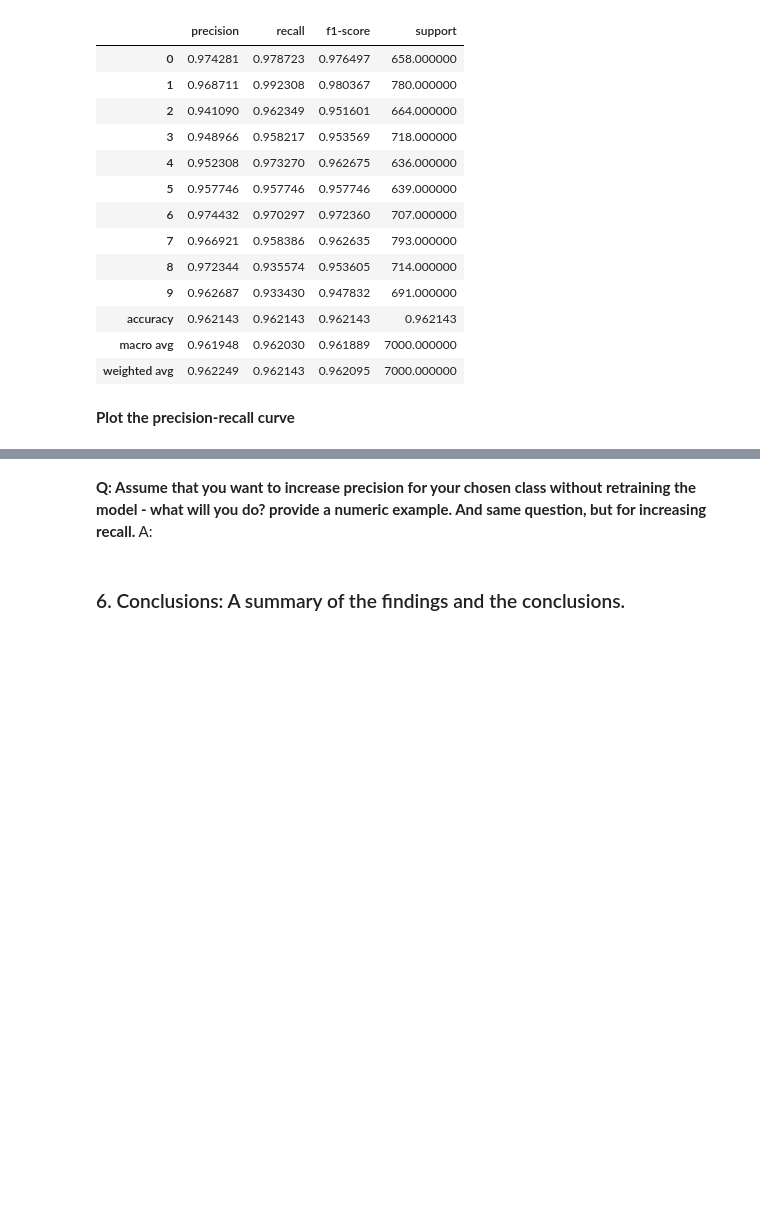
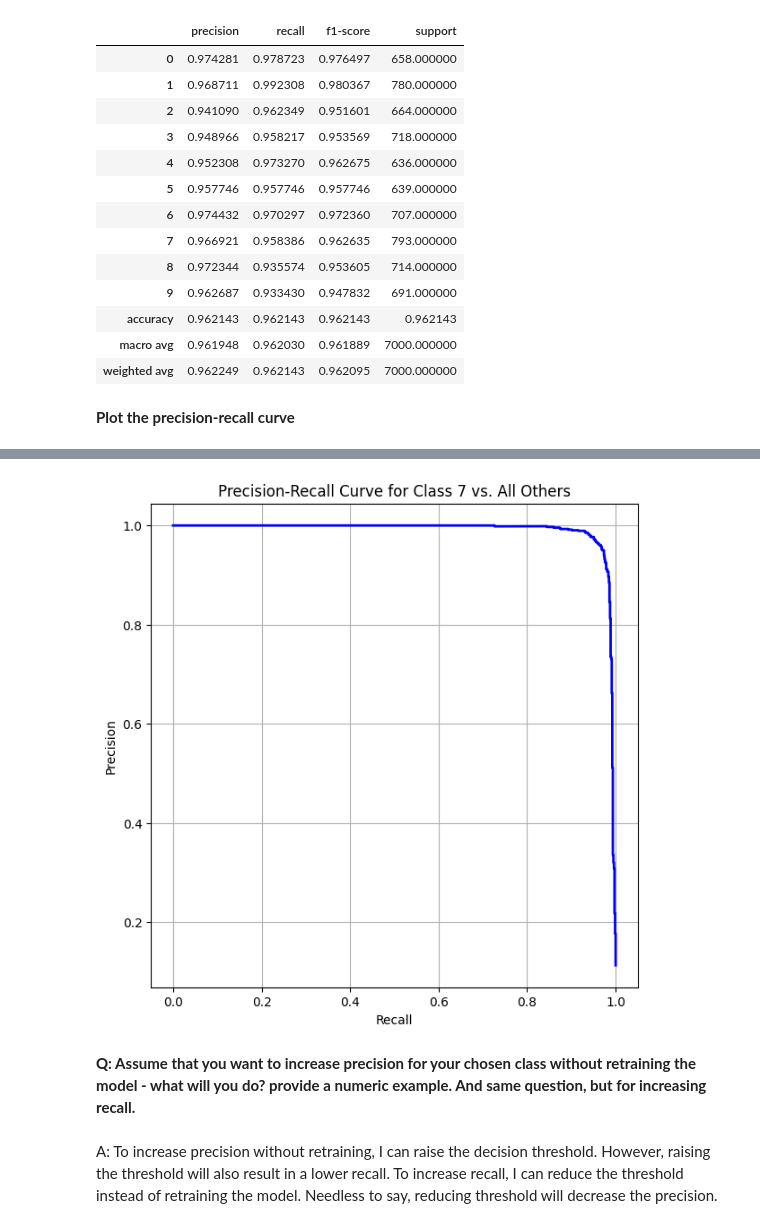
Before and after one commit to onlyxool/CSCN8010-labs, a Jupyter notebook: PracticalLab7.ipynb, the cells around one changed output, grey strips where cells are left out. Cells and saved outputs as stored; diff of their text form; code cells hidden in the pictures; blank space fills up the shorter version.

```diff
--- a/PracticalLab7.ipynb
+++ b/PracticalLab7.ipynb
@@ -196,34 +195,3 @@ Classification Report - Validation Set:
 | weighted avg | 0.962249 | 0.962143 | 0.962095 | 7000.000000 |
 # %% [markdown]
 **Plot the precision-recall curve**
-# %%
-from sklearn.preprocessing import StandardScaler
-y_train_binary = (y_train == 7).astype(int)
-y_test_binary = (y_test == 7).astype(int)
-
-# Step 4: Initialize the MLP classifier
-mlp = MLPClassifier(hidden_layer_sizes=(100,), max_iter=10, alpha=1e-4,
-                    solver='sgd', verbose=10, tol=1e-4, random_state=1,
-                    learning_rate_init=.1)
-
-# Step 5: Train the classifier on the training data
-scaler = StandardScaler()
-X_train_scaled = scaler.fit_transform(x_train)
-X_test_scaled = scaler.transform(x_test)
-
-mlp.fit(X_train_scaled, y_train_binary)
-
-# Step 6: Get the probabilities predicted by the classifier for the positive class
-y_scores = mlp.predict_proba(X_test_scaled)[:, 1]
-
-# Step 7: Compute precision and recall
-precision, recall, _ = precision_recall_curve(y_test_binary, y_scores)
-
-plt.figure(figsize=(8, 6))
-precision, recall, _ = precision_recall_curve(y_test_binary, y_scores)
-plt.plot(recall, precision, color='b', lw=2)
-plt.xlabel('Recall')
-plt.ylabel('Precision')
-plt.title('Precision-Recall Curve for Class 7 vs. All Others')
-plt.grid(True)
-plt.show()
@@ -242,5 +198,18 @@ Iteration 10, loss = 0.00346647
+# %%
+y_val_binary = (y_val == 7).astype(int)
+
+precision, recall, thresholds = precision_recall_curve(y_val_binary, mlp.predict_proba(x_val)[:, 7])
+
+plt.figure(figsize=(7, 7))
+plt.plot(recall, precision, color='b', lw=2)
+plt.xlabel('Recall')
+plt.ylabel('Precision')
+plt.title('Precision-Recall Curve for Class 7 vs. All Others')
+plt.grid(True)
+plt.show()
+# %% [output]
+[figure, added]
 # %% [markdown]
-**Q: Assume that you want to increase precision for your chosen class without retraining the model - what will you do? provide a numeric example. And same question, but for increasing recall.**
-A:
+**Q: Assume that you want to increase precision for your chosen class without retraining the model - what will you do? provide a numeric example. And same question, but for increasing recall.** <br/> <br/>
+A: To increase precision without retraining, I can raise the decision threshold. However, raising the threshold will also result in a lower recall.
+To increase recall, I can reduce the threshold instead of retraining the model. Needless to say, reducing threshold will decrease the precision.
-# %% [markdown]
-### 6. Conclusions: A summary of the findings and the conclusions.
```
Also changed, not shown: parts of 10 cells of this notebook, 1 other file.
